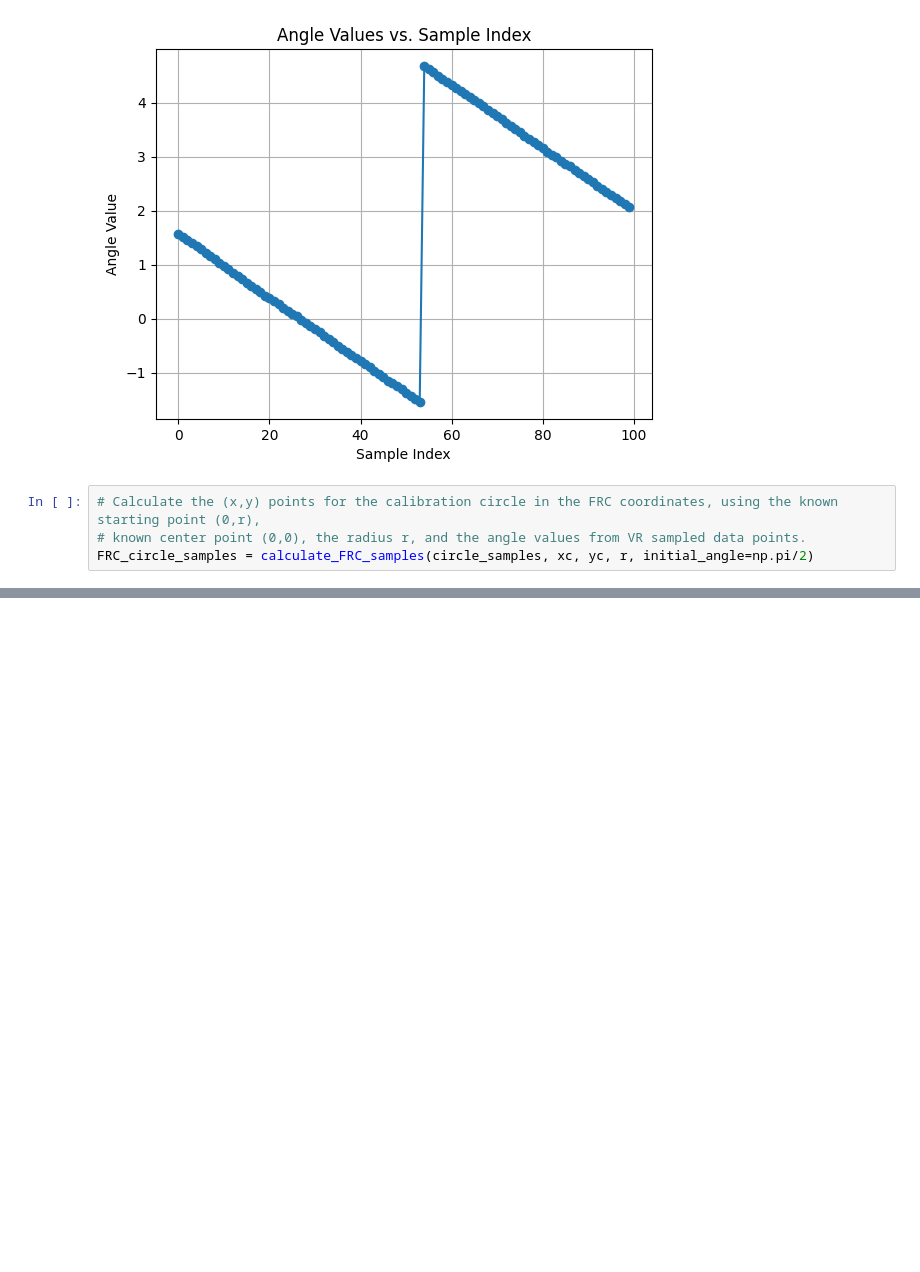
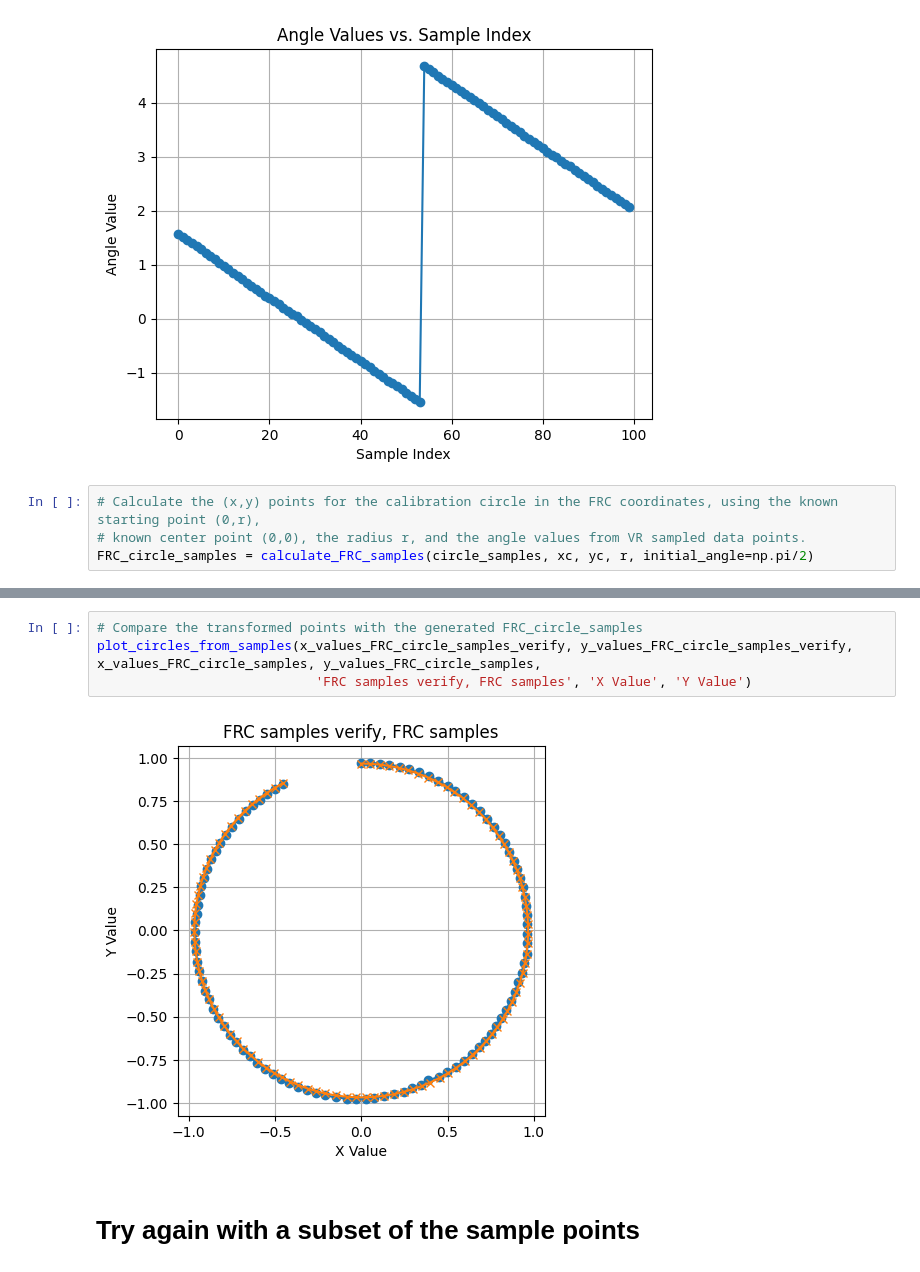
Before and after one commit to Team488/VR_NetworkTables2024, a Jupyter notebook: fieldCalibrateDebug.ipynb, the cells around one changed output, grey strips where cells are left out. Cells and saved outputs as stored; diff of their text form; blank space fills up the shorter version.

```diff
--- a/fieldCalibrateDebug.ipynb
+++ b/fieldCalibrateDebug.ipynb
@@ -78,3 +99,11 @@ Translation vector: [-0.65829295 -0.08731212]
+# %%
+# Compare the transformed points with the generated FRC_circle_samples
+plot_circles_from_samples(x_values_FRC_circle_samples_verify, y_values_FRC_circle_samples_verify, x_values_FRC_circle_samples, y_values_FRC_circle_samples,
+                            'FRC samples verify, FRC samples', 'X Value', 'Y Value')
+# %% [output]
+[figure, added]
+# %% [markdown]
+# Try again with a subset of the sample points
 # %%
 # Try with subset of the calibration points
 # sample every 10th point and then use only the first 6 resulting points
```
Also changed, not shown: parts of 14 cells of this notebook, 1 other file.
